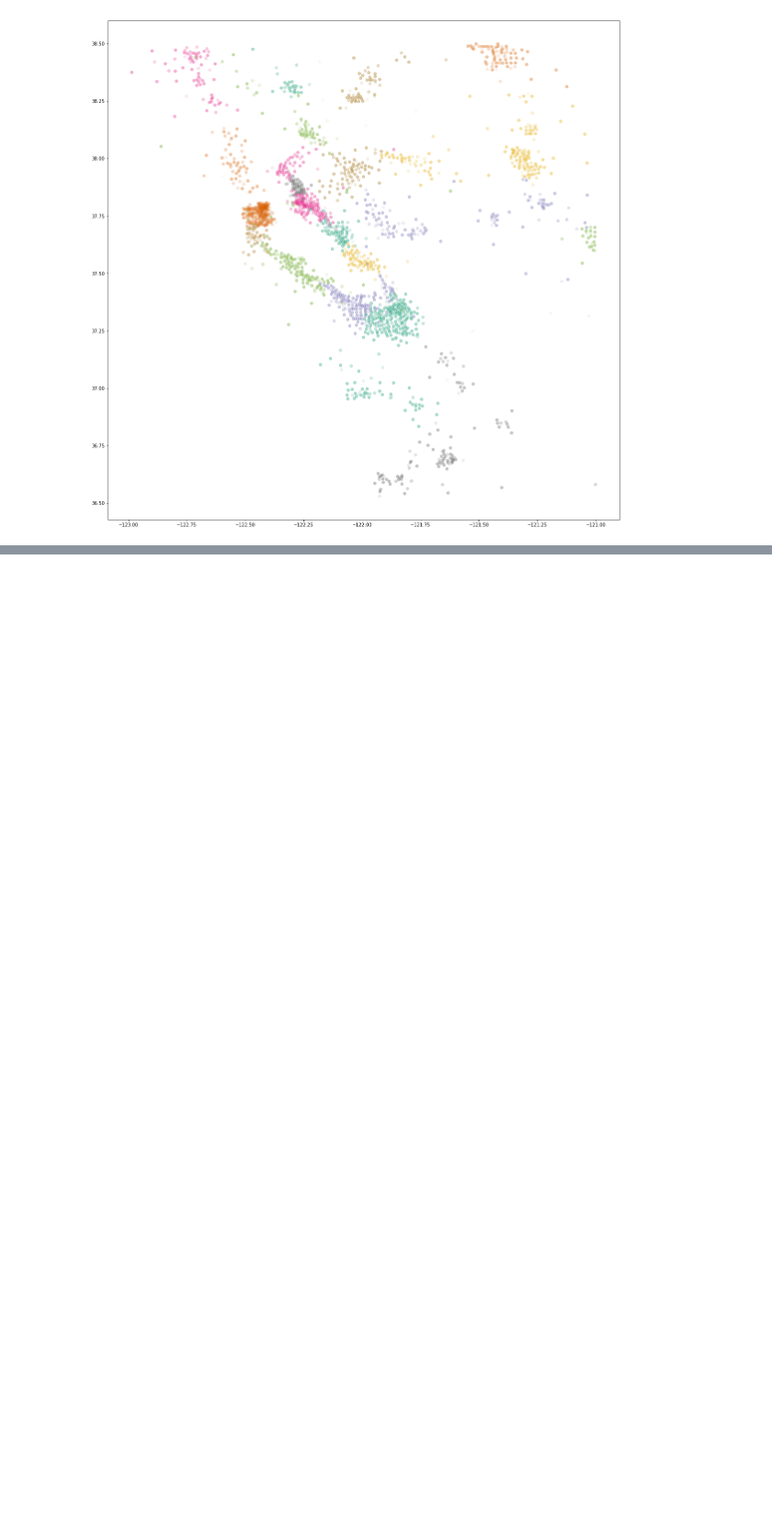
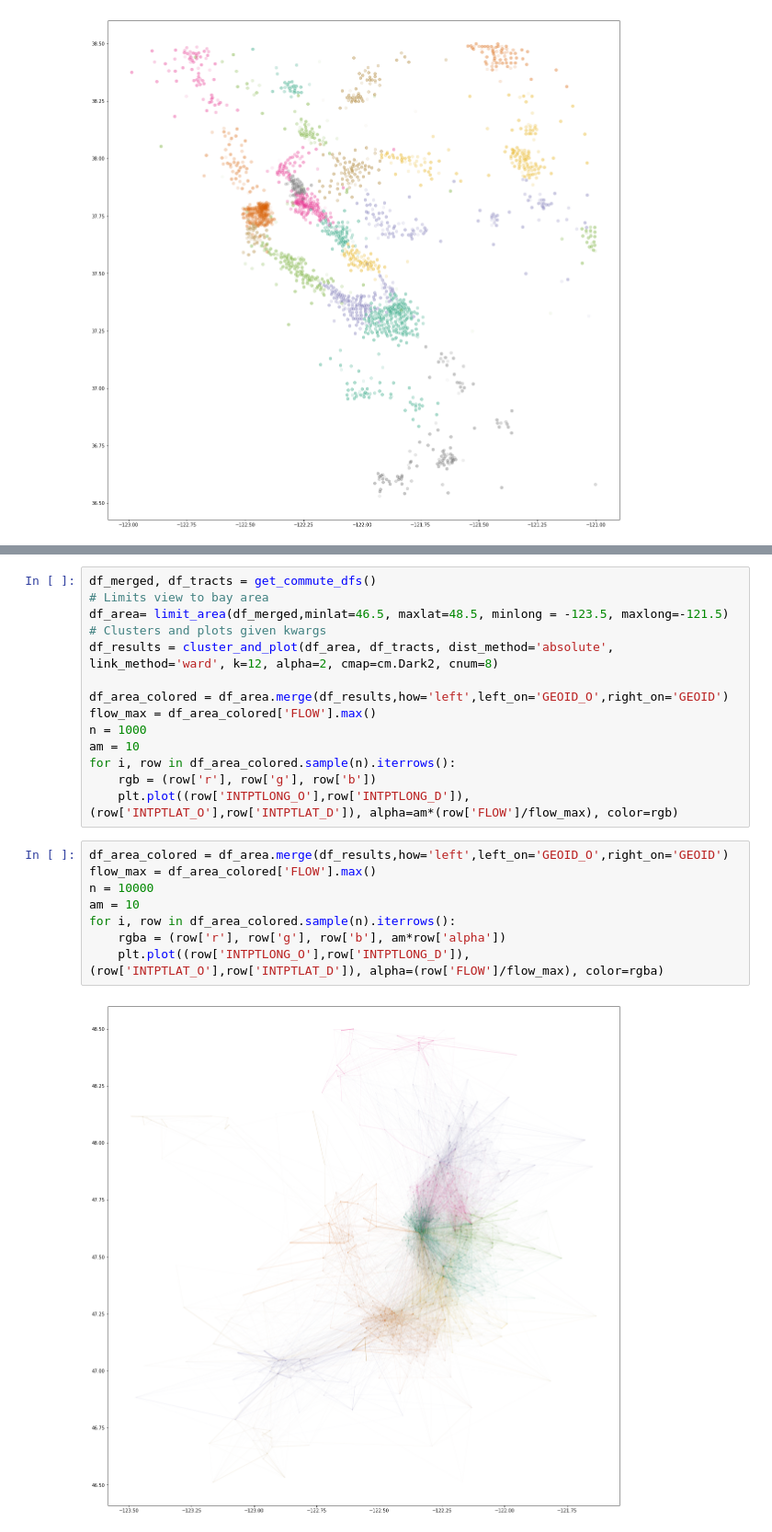
Before and after one commit to joannabate/commute, a Jupyter notebook: Alex_Plotting.ipynb, the cells around one changed output, grey strips where cells are left out. Shown at 92% size. Cells and saved outputs as stored; diff of their text form; blank space fills up the shorter version.

```diff
--- a/Alex_Plotting.ipynb
+++ b/Alex_Plotting.ipynb
@@ -86,3 +25,27 @@ plot_nyc(dist_method='absolute', link_method='ward', k=10, alpha=1)
+# %%
+df_merged, df_tracts = get_commute_dfs()
+# Limits view to bay area
+df_area= limit_area(df_merged,minlat=46.5, maxlat=48.5, minlong = -123.5, maxlong=-121.5)
+# Clusters and plots given kwargs
+df_results = cluster_and_plot(df_area, df_tracts, dist_method='absolute', link_method='ward', k=12, alpha=2, cmap=cm.Dark2, cnum=8)
+
+df_area_colored = df_area.merge(df_results,how='left',left_on='GEOID_O',right_on='GEOID')
+flow_max = df_area_colored['FLOW'].max()
+n = 1000
+am = 10
+for i, row in df_area_colored.sample(n).iterrows():
+    rgb = (row['r'], row['g'], row['b'])
+    plt.plot((row['INTPTLONG_O'],row['INTPTLONG_D']),(row['INTPTLAT_O'],row['INTPTLAT_D']), alpha=am*(row['FLOW']/flow_max), color=rgb)
+# %%
+df_area_colored = df_area.merge(df_results,how='left',left_on='GEOID_O',right_on='GEOID')
+flow_max = df_area_colored['FLOW'].max()
+n = 10000
+am = 10
+for i, row in df_area_colored.sample(n).iterrows():
+    rgba = (row['r'], row['g'], row['b'], am*row['alpha'])
+    plt.plot((row['INTPTLONG_O'],row['INTPTLONG_D']),(row['INTPTLAT_O'],row['INTPTLAT_D']), alpha=(row['FLOW']/flow_max), color=rgba)
+# %% [output]
+[figure, added]
 # %%
 # Use google maps api
 gmaps.configure(api_key=api_key) # Fill in with your API key
```
Also changed, not shown: parts of 8 cells of this notebook, 1 other file.
